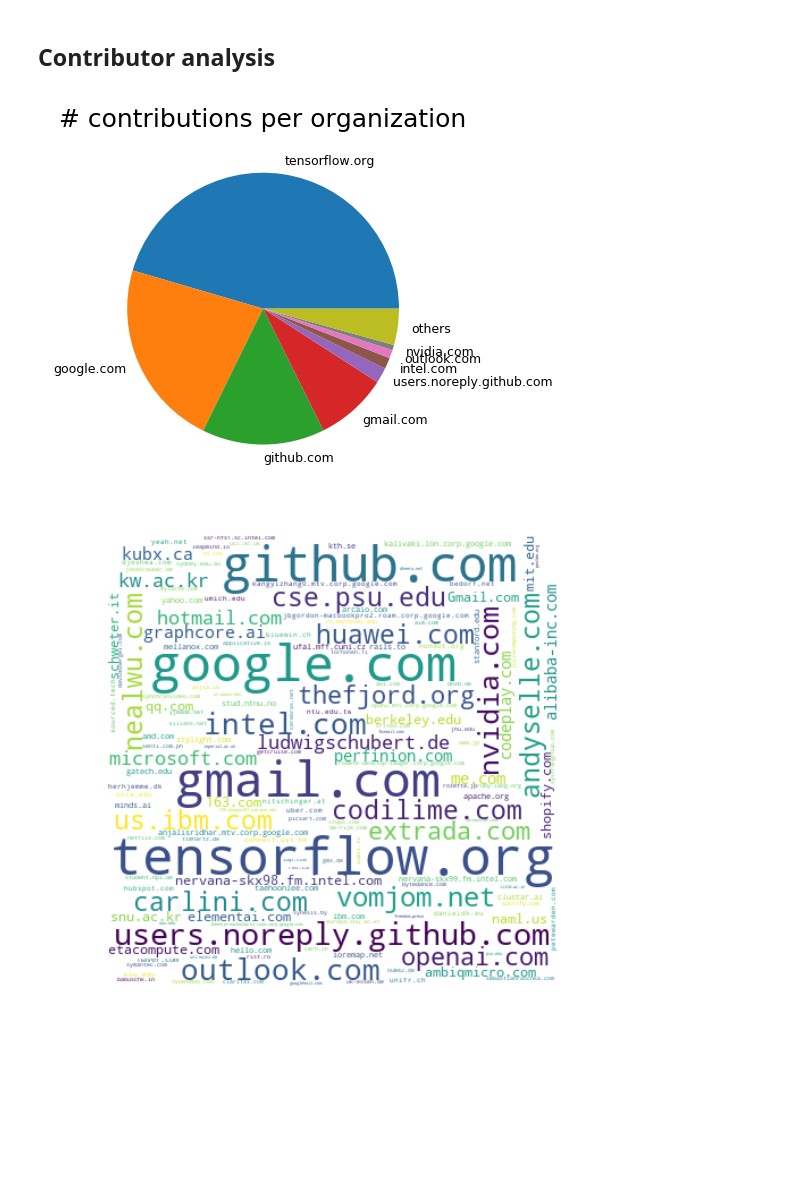
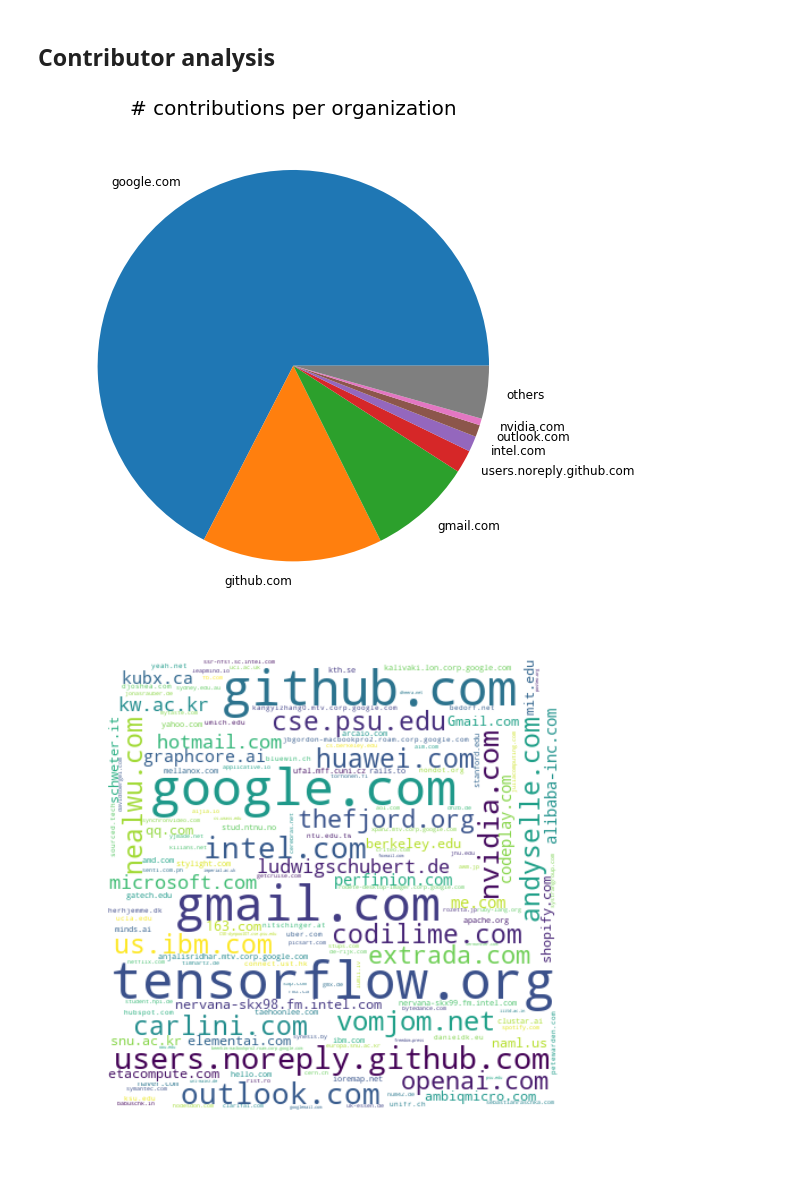
Before and after one commit to src-d/engine-analyses, a Jupyter notebook: tensorflow.ipynb, the cells around one changed output. Saved outputs shown, nothing was run; the diff lists cells and outputs as text; code cells hidden in the pictures; blank space fills up the shorter version.

Commit message:
Fix the email domain pie chart and add stacked bars
Signed-off-by: Vadim Markovtsev <vadim@sourced.tech>

```diff
--- a/tensorflow.ipynb
+++ b/tensorflow.ipynb
@@ -990,18 +1019,24 @@ orgs, counts = run("""
 """)
 
 orgs = [o.strip('""') for o in orgs]
+# count the gardener as google
+counts = list(counts)
+counts[0] += counts[1]
+counts = counts[:1] + counts[2:]
+orgs = orgs[1:]
 # %%
 percents = [(100 * c) / sum(counts) for c in counts if c / sum(counts) > 0.005]
 if len(percents) < len(orgs):
     percents.append(100 - sum(percents))
     labels = orgs[:len(percents)-1] + ["others"]
 else:
     labels = orgs
 
-title("# contributions per organization")
-_ = pie(percents, labels=labels, textprops={"fontsize": 6})
+rcParams["figure.figsize"] = (9, 9)
+title("# contributions per organization", fontsize=20)
+_ = pie(percents, labels=labels, textprops={"fontsize": 12})
 # %% [output]
-[figure, old version]
+[figure, new version]
 # %%
 from wordcloud import WordCloud
 
```
Also changed, not shown: parts of 2 cells of this notebook.
